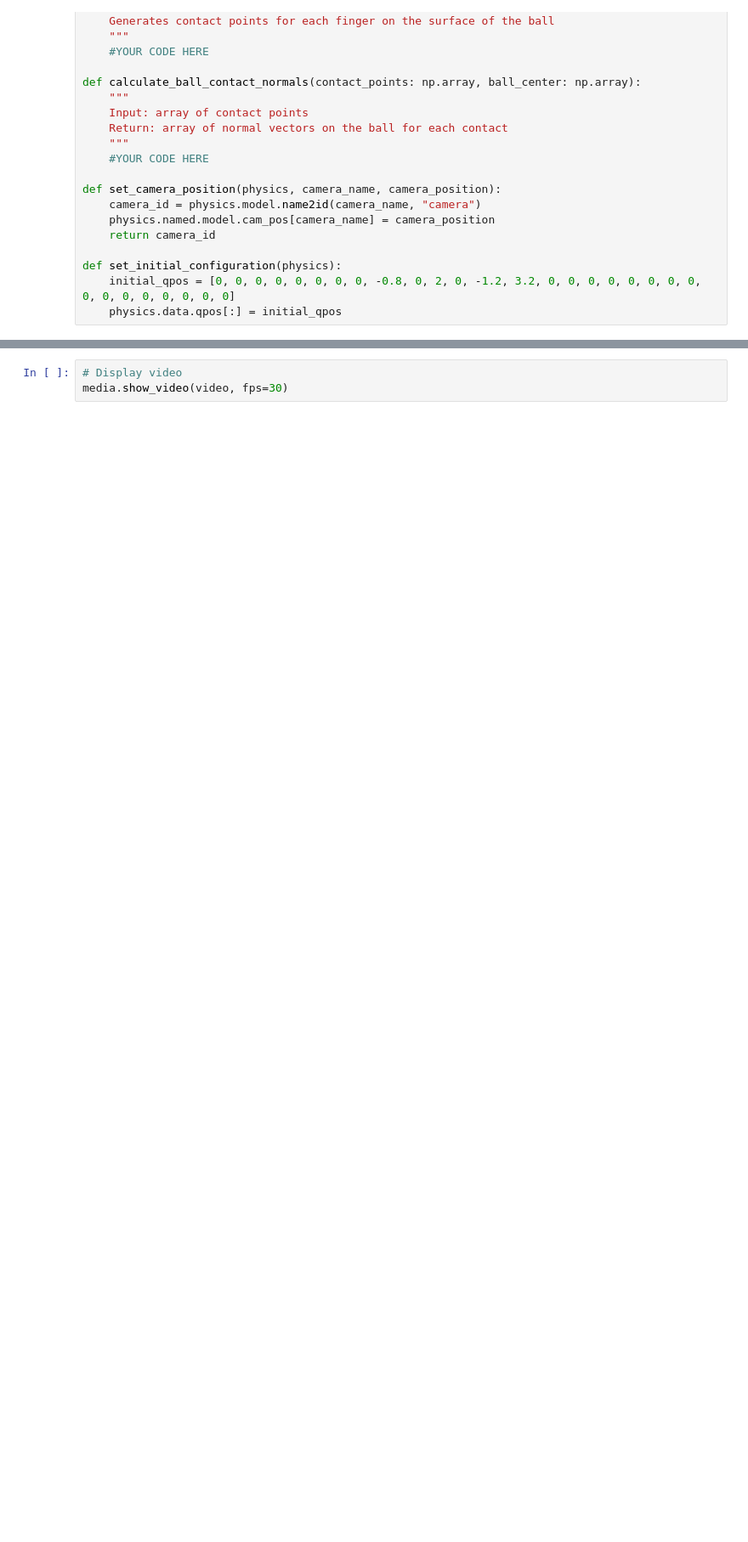
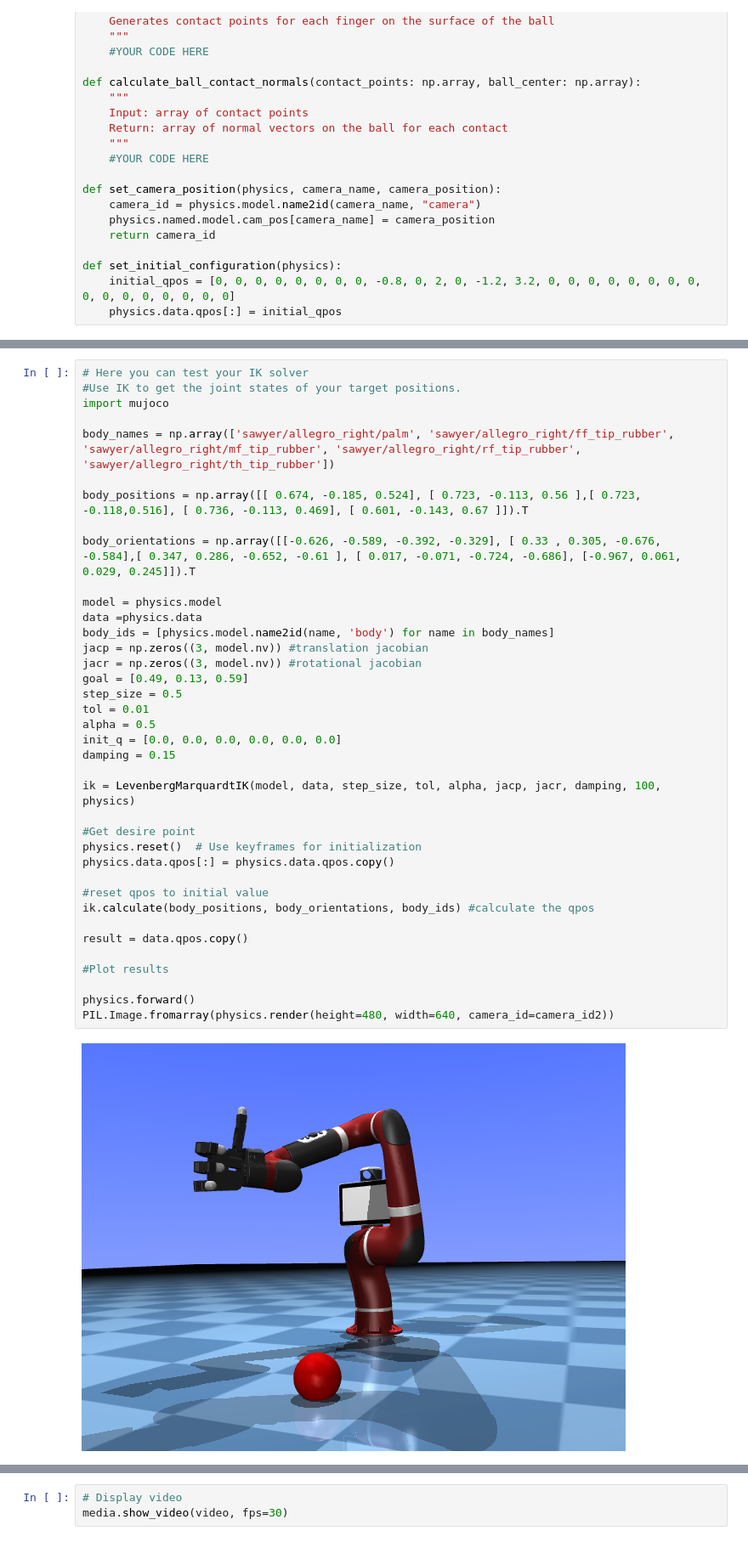
Before and after one commit to RobotT836/EE106B, a Jupyter notebook: project4/main.ipynb, the cells around one changed output, grey strips where cells are left out. Shown at 85% size. Cells and saved outputs as stored; diff of their text form; blank space fills up the shorter version.

```diff
--- a/project4/main.ipynb
+++ b/project4/main.ipynb
@@ -227,3 +231,43 @@ PIL.Image.fromarray(physics.render(height=480, width=640, camera_id=camera_id2))
+# %%
+# Here you can test your IK solver
+#Use IK to get the joint states of your target positions.
+import mujoco
+
+body_names = np.array(['sawyer/allegro_right/palm', 'sawyer/allegro_right/ff_tip_rubber', 'sawyer/allegro_right/mf_tip_rubber', 'sawyer/allegro_right/rf_tip_rubber', 'sawyer/allegro_right/th_tip_rubber'])
+
+body_positions = np.array([[ 0.674, -0.185, 0.524], [ 0.723, -0.113, 0.56 ],[ 0.723, -0.118,0.516], [ 0.736, -0.113, 0.469], [ 0.601, -0.143, 0.67 ]]).T
+
+body_orientations = np.array([[-0.626, -0.589, -0.392, -0.329], [ 0.33 , 0.305, -0.676, -0.584],[ 0.347, 0.286, -0.652, -0.61 ], [ 0.017, -0.071, -0.724, -0.686], [-0.967, 0.061, 0.029, 0.245]]).T
+
+model = physics.model
+data =physics.data
+body_ids = [physics.model.name2id(name, 'body') for name in body_names]
+jacp = np.zeros((3, model.nv)) #translation jacobian
+jacr = np.zeros((3, model.nv)) #rotational jacobian
+goal = [0.49, 0.13, 0.59]
+step_size = 0.5
+tol = 0.01
+alpha = 0.5
+init_q = [0.0, 0.0, 0.0, 0.0, 0.0, 0.0]
+damping = 0.15
+
+ik = LevenbergMarquardtIK(model, data, step_size, tol, alpha, jacp, jacr, damping, 100, physics)
+
+#Get desire point
+physics.reset()  # Use keyframes for initialization
+physics.data.qpos[:] = physics.data.qpos.copy()
+
+#reset qpos to initial value
+ik.calculate(body_positions, body_orientations, body_ids) #calculate the qpos
+
+result = data.qpos.copy()
+
+#Plot results
+
+physics.forward()
+PIL.Image.fromarray(physics.render(height=480, width=640, camera_id=camera_id2))
+# %% [output]
+[figure, added]
 # %%
 from AllegroHandEnv import AllegroHandEnvSphere
 from grasp_synthesis import synthesize_grasp
```
Also changed, not shown: parts of 6 cells of this notebook, 1 other file.
